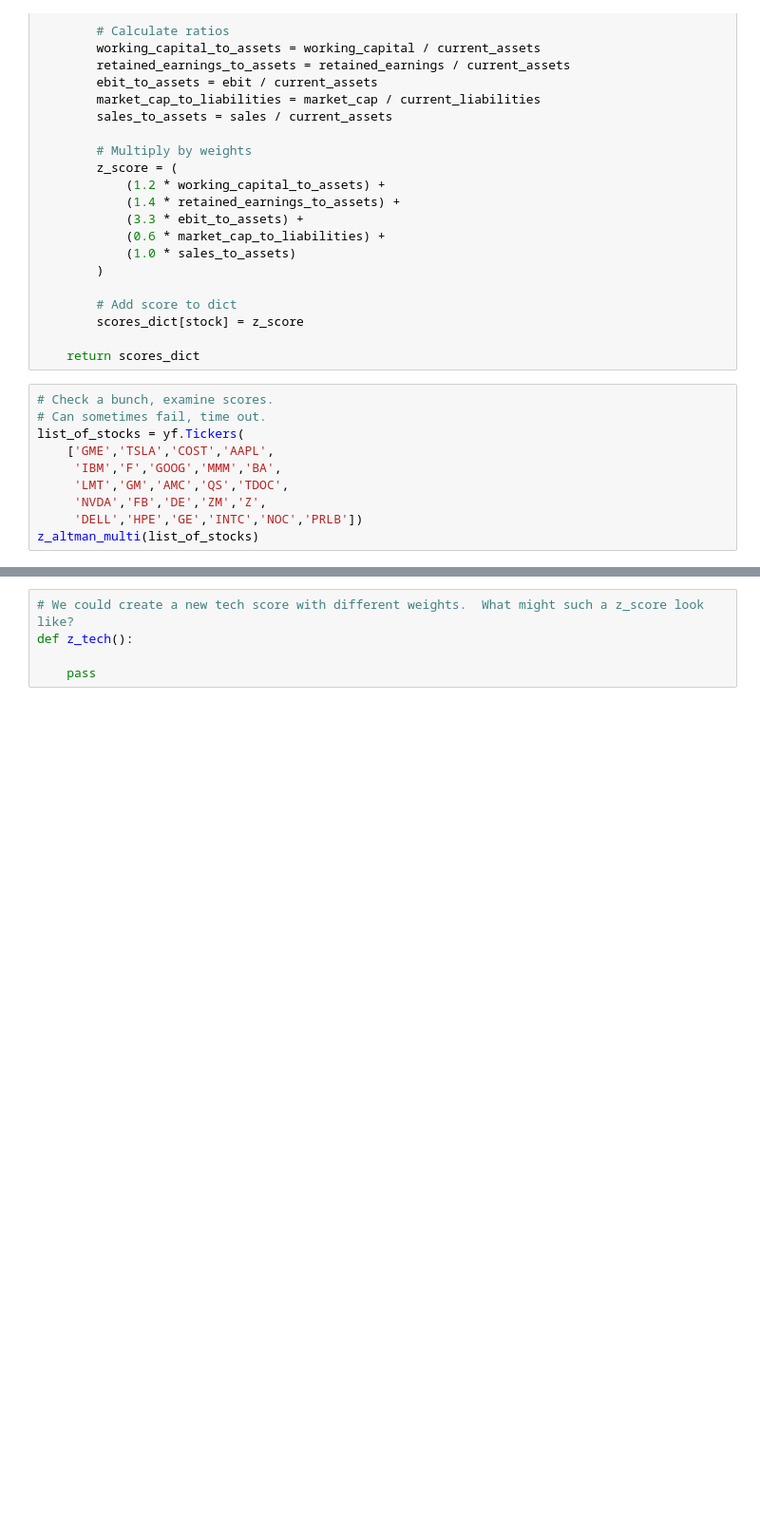
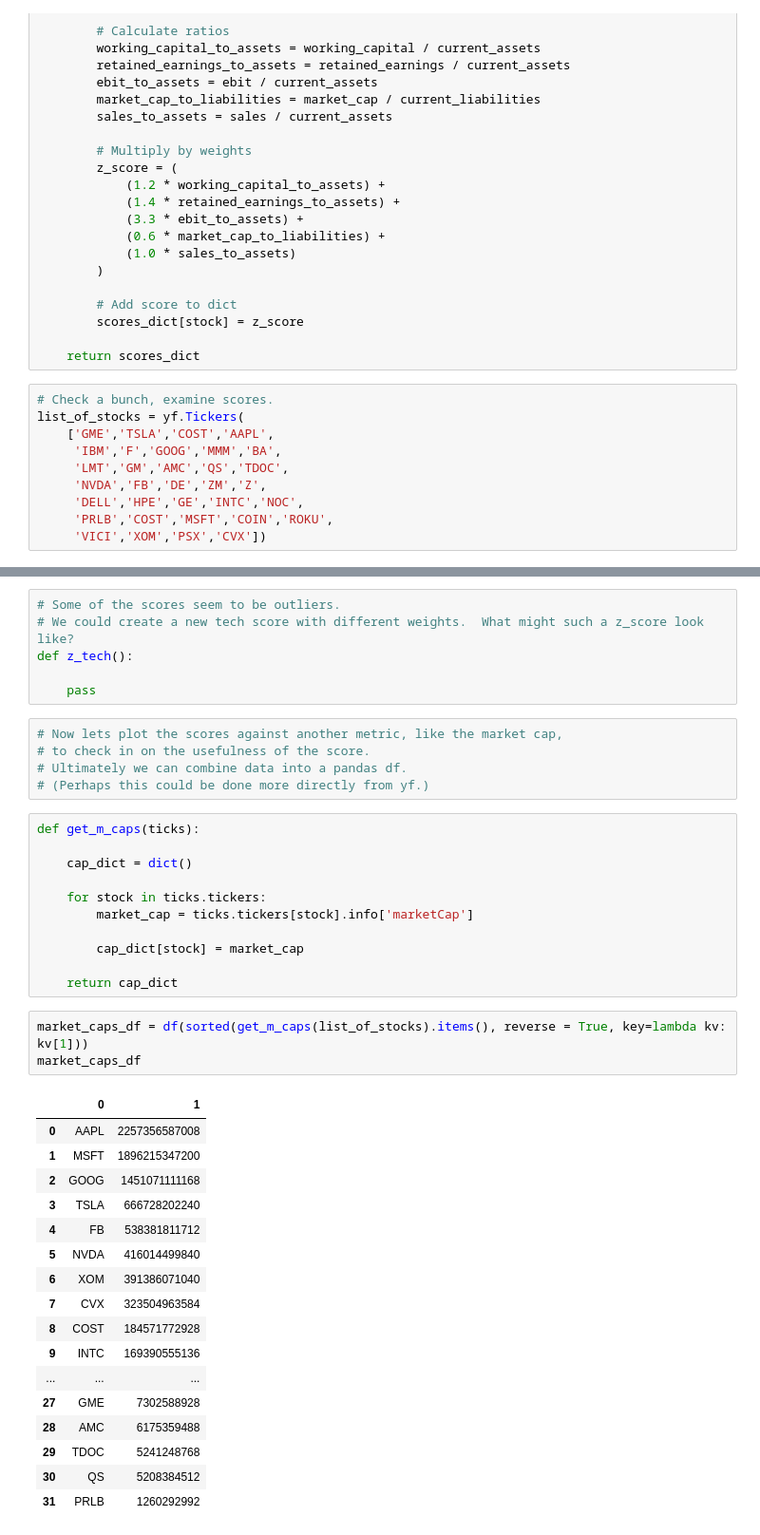
Before and after one commit to CameronBeebe/z_score, a Jupyter notebook: z_score_dev.ipynb, the cells around one changed output, grey strips where cells are left out. Shown: that part at 95% size. Drawn from its saved outputs; the diff is of its cells as text; blank space fills up the shorter version.

Commit message:
began sorting and converting to df to plot

```diff
--- a/z_score_dev.ipynb
+++ b/z_score_dev.ipynb
@@ -240,12 +241,12 @@ def z_altman_multi(ticks):
     return scores_dict
 # %%
 # Check a bunch, examine scores.
-# Can sometimes fail, time out.
 list_of_stocks = yf.Tickers(
     ['GME','TSLA','COST','AAPL',
      'IBM','F','GOOG','MMM','BA',
      'LMT','GM','AMC','QS','TDOC',
      'NVDA','FB','DE','ZM','Z',
-     'DELL','HPE','GE','INTC','NOC','PRLB'])
-z_altman_multi(list_of_stocks)
+     'DELL','HPE','GE','INTC','NOC',
+     'PRLB','COST','MSFT','COIN','ROKU',
+     'VICI','XOM','PSX','CVX'])
 # %% [output]
@@ -269,5 +297,43 @@ z_altman_multi(list_of_stocks)
 # %%
+# Some of the scores seem to be outliers.
 # We could create a new tech score with different weights.  What might such a z_score look like?
 def z_tech():
 
     pass
+# %%
+# Now lets plot the scores against another metric, like the market cap,
+# to check in on the usefulness of the score.
+# Ultimately we can combine data into a pandas df.
+# (Perhaps this could be done more directly from yf.)
+# %%
+def get_m_caps(ticks):
+
+    cap_dict = dict()
+
+    for stock in ticks.tickers:
+        market_cap = ticks.tickers[stock].info['marketCap']
+
+        cap_dict[stock] = market_cap
+
+    return cap_dict
+# %%
+market_caps_df = df(sorted(get_m_caps(list_of_stocks).items(), reverse = True, key=lambda kv: kv[1]))
+market_caps_df
+# %% [output]
+|  | 0 | 1 |
+| 0 | AAPL | 2257356587008 |
+| 1 | MSFT | 1896215347200 |
+| 2 | GOOG | 1451071111168 |
+| 3 | TSLA | 666728202240 |
+| 4 | FB | 538381811712 |
+| 5 | NVDA | 416014499840 |
+| 6 | XOM | 391386071040 |
+| 7 | CVX | 323504963584 |
+| 8 | COST | 184571772928 |
+| 9 | INTC | 169390555136 |
+| ... | ... | ... |
+| 27 | GME | 7302588928 |
+| 28 | AMC | 6175359488 |
+| 29 | TDOC | 5241248768 |
+| 30 | QS | 5208384512 |
+| 31 | PRLB | 1260292992 |
```
Also changed, not shown: parts of 35 cells of this notebook.
